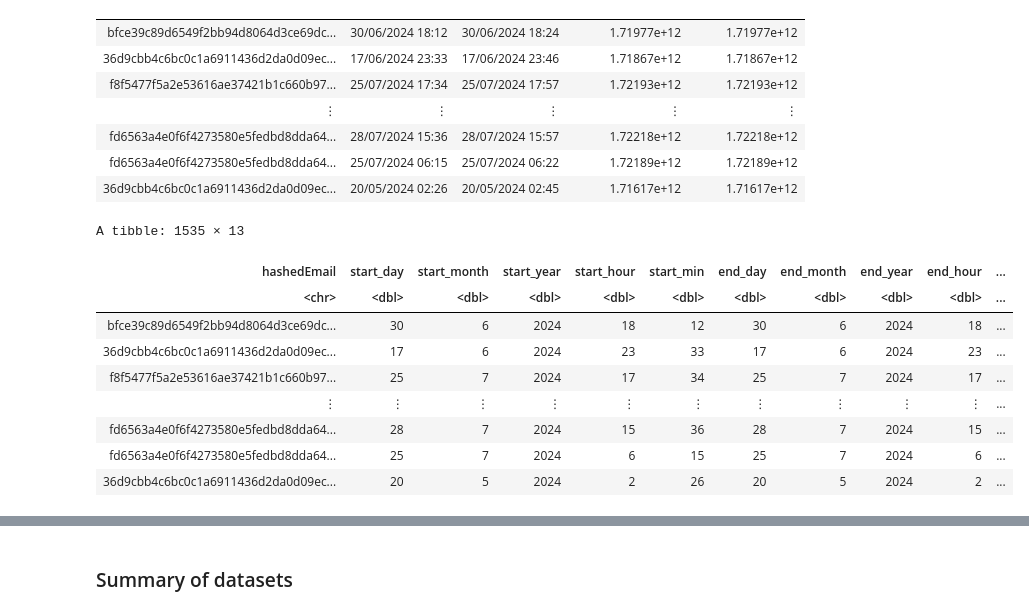
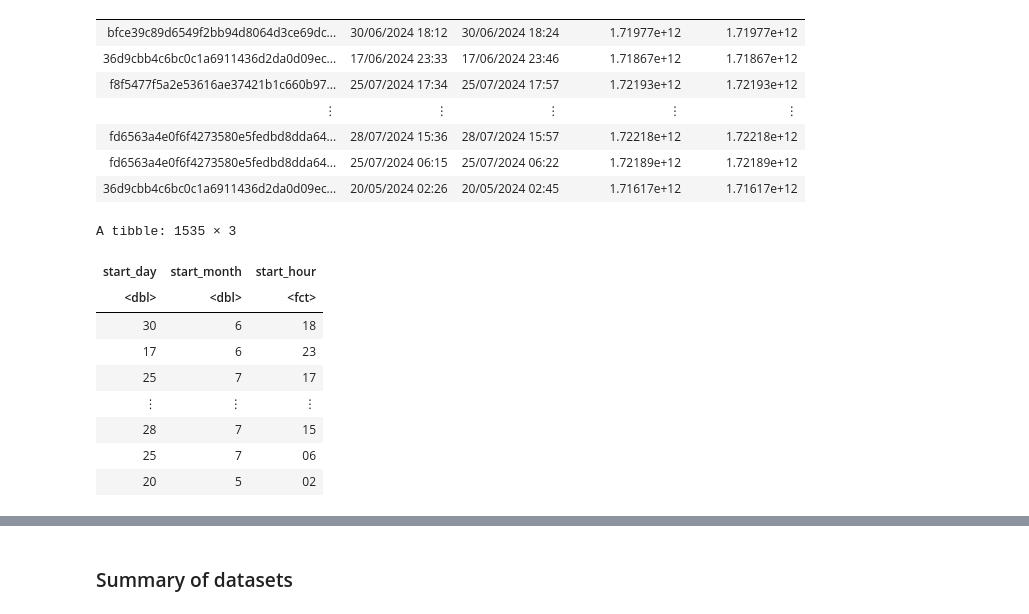
Before and after one commit to masterdoge13/dsci100-project, a Jupyter notebook: Group Project Final Report.ipynb, the cells around one changed output, grey strips where cells are left out. Cells and saved outputs as stored; diff of their text form; code cells hidden in the pictures.

```diff
--- a/Group Project Final Report.ipynb
+++ b/Group Project Final Report.ipynb
@@ -78,28 +86,22 @@ A spec_tbl_df: 1535 × 5
 | fd6563a4e0f6f4273580e5fedbd8dda64... | 25/07/2024 06:15 | 25/07/2024 06:22 | 1.72189e+12 | 1.72189e+12 |
 | 36d9cbb4c6bc0c1a6911436d2da0d09ec... | 20/05/2024 02:26 | 20/05/2024 02:45 | 1.71617e+12 | 1.71617e+12 |
 # %%
-sessions_wrangled <- separate(sessions, start_time, c("start_day", "start_month", "start_year", "start_hour", "start_min"))|>
-    separate(end_time, c("end_day", "end_month", "end_year", "end_hour", "end_min"))|>
-    mutate(start_day = as.numeric(start_day),
-           start_month = as.numeric(start_month),
-           start_year = as.numeric(start_year),
-           start_hour = as.numeric(start_hour),
-           start_min = as.numeric(start_min),
-           end_day = as.numeric(end_day),
-           end_month = as.numeric(end_month),
-           end_year = as.numeric(end_year),
-           end_hour = as.numeric(end_hour),
-           end_min = as.numeric(end_min))
+sessions_wrangled <- separate(sessions, start_time,
+                              c("start_day", "start_month", "start_year", "start_hour", "start_min"))|>
+                    select(start_day,start_month, start_hour) |>
+                    mutate(start_day = as.numeric(start_day),
+                   start_month = as.numeric(start_month),
+                   start_hour = as.factor(start_hour))
 
 sessions_wrangled
 # %% [output]
-A tibble: 1535 × 13
+A tibble: 1535 × 3
-| hashedEmail | start_day | start_month | start_year | start_hour | start_min | end_day | end_month | end_year | end_hour | ... |
-| <chr> | <dbl> | <dbl> | <dbl> | <dbl> | <dbl> | <dbl> | <dbl> | <dbl> | <dbl> | ... |
-| bfce39c89d6549f2bb94d8064d3ce69dc... | 30 | 6 | 2024 | 18 | 12 | 30 | 6 | 2024 | 18 | ... |
-| 36d9cbb4c6bc0c1a6911436d2da0d09ec... | 17 | 6 | 2024 | 23 | 33 | 17 | 6 | 2024 | 23 | ... |
-| f8f5477f5a2e53616ae37421b1c660b97... | 25 | 7 | 2024 | 17 | 34 | 25 | 7 | 2024 | 17 | ... |
-| ⋮ | ⋮ | ⋮ | ⋮ | ⋮ | ⋮ | ⋮ | ⋮ | ⋮ | ⋮ | ... |
-| fd6563a4e0f6f4273580e5fedbd8dda64... | 28 | 7 | 2024 | 15 | 36 | 28 | 7 | 2024 | 15 | ... |
-| fd6563a4e0f6f4273580e5fedbd8dda64... | 25 | 7 | 2024 | 6 | 15 | 25 | 7 | 2024 | 6 | ... |
-| 36d9cbb4c6bc0c1a6911436d2da0d09ec... | 20 | 5 | 2024 | 2 | 26 | 20 | 5 | 2024 | 2 | ... |
+| start_day | start_month | start_hour |
+| <dbl> | <dbl> | <fct> |
+| 30 | 6 | 18 |
+| 17 | 6 | 23 |
+| 25 | 7 | 17 |
+| ⋮ | ⋮ | ⋮ |
+| 28 | 7 | 15 |
+| 25 | 7 | 06 |
+| 20 | 5 | 02 |
```
Also changed, not shown: parts of 13 cells of this notebook.
